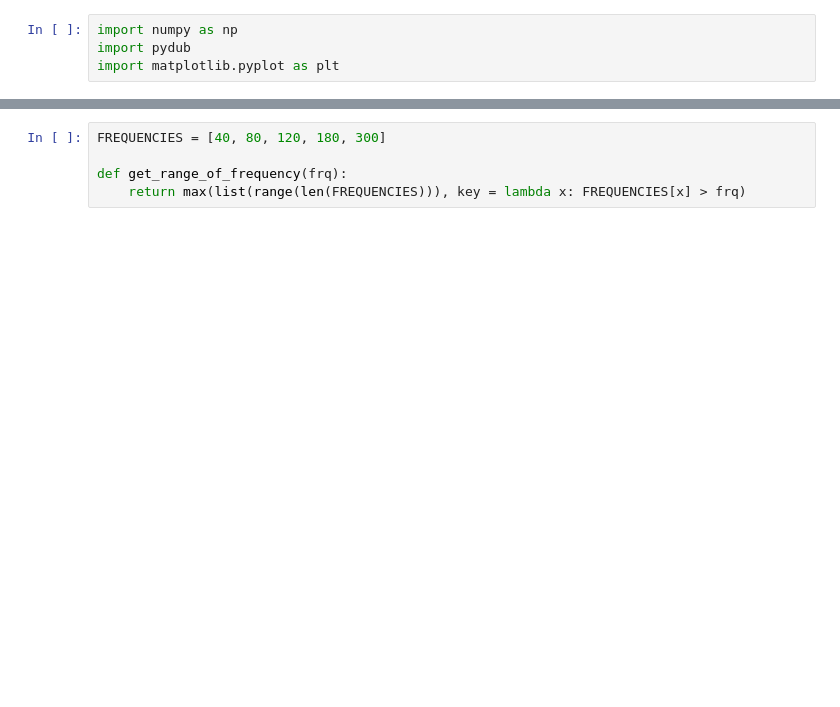
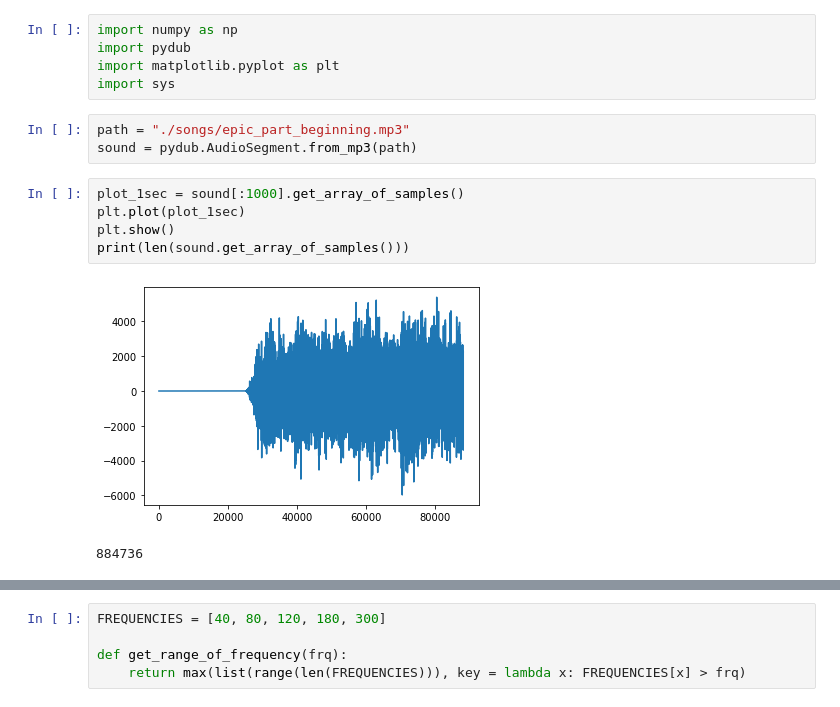
Before and after one commit to Owliie/Smart-Radio, a Jupyter notebook: experiments/Testing_algorithm.ipynb, the cells around one changed output, grey strips where cells are left out. Cells and saved outputs as stored; diff of their text form; blank space fills up the shorter version.

```diff
--- a/experiments/Testing_algorithm.ipynb
+++ b/experiments/Testing_algorithm.ipynb
@@ -2,3 +2,15 @@
 import numpy as np
 import pydub
 import matplotlib.pyplot as plt
+import sys
+# %%
+path = "./songs/epic_part_beginning.mp3"
+sound = pydub.AudioSegment.from_mp3(path)
+# %%
+plot_1sec = sound[:1000].get_array_of_samples()
+plt.plot(plot_1sec)
+plt.show()
+print(len(sound.get_array_of_samples()))
+# %% [output]
+[figure, added]
+884736
```
Also changed, not shown: parts of 9 cells of this notebook.
